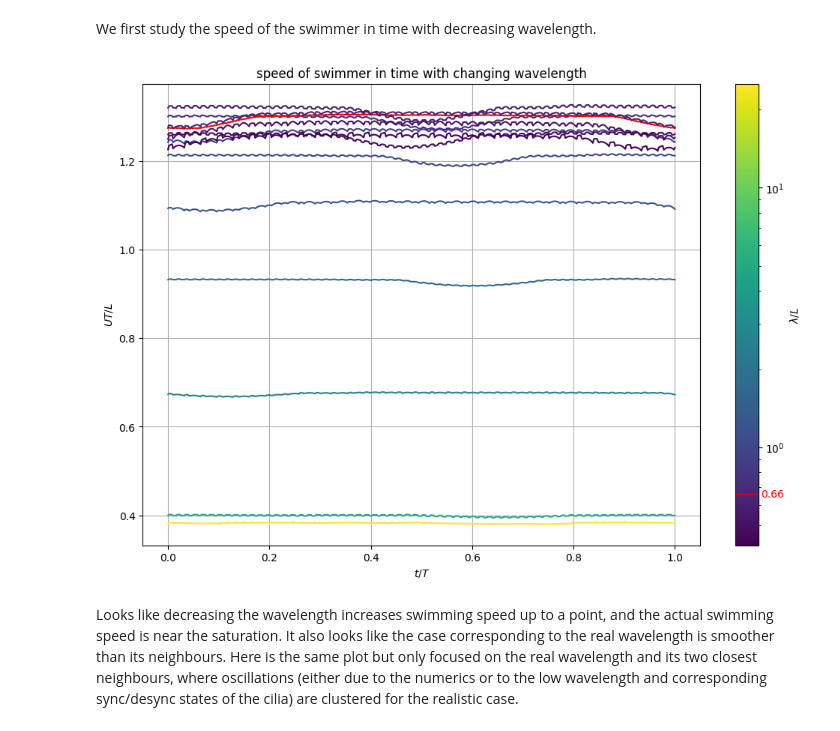
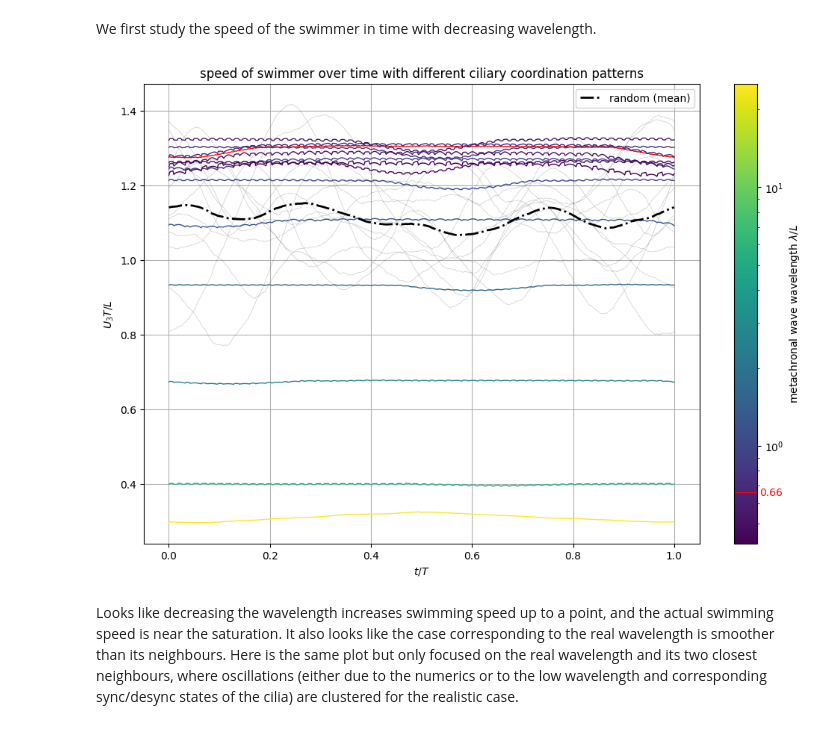
Before and after one commit to Biofluid-Dynamics-Group/cuda-filaments, a Jupyter notebook: analysis/wavelength/wavelength_swimming.ipynb, the cells around one changed output. Drawn from its saved outputs; the diff is of its cells as text; code cells hidden in the pictures.

Commit message:
random cilia patterns

```diff
--- a/analysis/wavelength/wavelength_swimming.ipynb
+++ b/analysis/wavelength/wavelength_swimming.ipynb
@@ -242,60 +343,81 @@ from matplotlib.colors import LogNorm
 import matplotlib.pyplot as plt
 import matplotlib.patches as patches
 
-def plot_speed_vs_time(data_dict):
+def plot_speed_vs_time(data_dict, random_data_dict):
     plt.figure(figsize=(12, 8))
 
     # Get the list of wavenumbers and sort them
-    wavenumbers = sorted(data_dict.keys())
+    wavenumbers = [k for k in data_dict.keys() if isinstance(k, int) and k > 0]
+    wavenumbers.sort()
     wavelengths = [np.pi * 395.2 / 49.4 / k for k in wavenumbers]
 
-    # Calculate the wavelength for k=38
+    # Calculate the wavelength for k=38 (real P. dumerilii)
     k38_wavelength = np.pi * 395.2 / 49.4 / 38
 
     # Normalize the wavenumbers to [0, 1] for colormap
     norm = LogNorm(vmin=min(wavelengths), vmax=max(wavelengths))
     cmap = plt.get_cmap('viridis')
 
+    # Plot the regular wavelength cases
     for k in wavenumbers:
         data = data_dict[k]
-        if data["body_vel"] is not None:
-            # Calculate the norm of the linear velocity
-            speed = np.linalg.norm(data["body_vel"]["linear"]/49.4, axis=1)
+        vertical_speed = data["body_vel"]["linear"][:, 2]/49.4
+        wavelength = wavelengths[wavenumbers.index(k)]
+        color = 'red' if k == 38 else cmap(norm(wavelength))
+        plt.plot(time, vertical_speed, color=color, linewidth=1)
 
-            wavelength = wavelengths[wavenumbers.index(k)]
+    # Plot the synchronized case (k=0)
+    if 0 in data_dict:
+        vertical_speed_uniform = data_dict[0]["body_vel"]["linear"][:, 2]/49.4
+        plt.plot(
+            time, vertical_speed_uniform, color='black', linewidth=1,
+            linestyle='-', label='synchronised'
+        )
 
-            # Get the color for the current wavenumber
-            color = 'red' if k == 38 else cmap(norm(wavelength))
+    # Process random cases - calculate speeds for each sample
+    if random_data_dict:
+        random_speeds = []
 
-            # Plot speed against time
-            plt.plot(time, speed, color=color)
+        # Calculate speed for each random sample
+        for i, rand_data in random_data_dict.items():
+            vert_speed = rand_data["body_vel"]["linear"][:, 2]/49.4
+            random_speeds.append(vert_speed)
+
+            # Plot individual random samples with low opacity
+            plt.plot(time, vert_speed, color='black', alpha=0.2, linewidth=0.5)
+
+        # Calculate mean and standard deviation for random speeds
+        random_speeds_array = np.array(random_speeds)
+        mean_speed = np.mean(random_speeds_array, axis=0)
+        std_speed = np.std(random_speeds_array, axis=0)
+
+        # Plot the mean with a thick line
+        plt.plot(time, mean_speed, color='black', linewidth=2, linestyle='-.',
+                label='random (mean)')
 
     plt.xlabel(r'$t/T$')
-    plt.ylabel(r'$U T/L$')
-    plt.title('speed of swimmer in time with changing wavelength')
+    plt.ylabel(r'$U_3 T/L$')
+    plt.title('speed of swimmer over time with different ciliary coordination patterns')
     plt.grid(True)
+    plt.legend(loc='upper right')
 
-    # Add colorbar
+    # Add colorbar for wavelengths
     sm = plt.cm.ScalarMappable(cmap=cmap, norm=norm)
     sm.set_array([])
     cbar = plt.colorbar(sm)
-    cbar.set_label(r'$\lambda/L$')
+    cbar.set_label(r'metachronal wave wavelength $\lambda/L$')
 
-    # Add a red marker for k=38 in the colorbar
-    # Calculate the normalized position for k=38 in the colorbar
+    # Highlight k=38 in the colorbar
     k38_norm_pos = norm(k38_wavelength)
-
-    # Add a red indicator line at the k=38 position
     cbar.ax.plot([0, 1], [k38_norm_pos, k38_norm_pos], 'r', linewidth=1, transform=cbar.ax.transAxes)
-
-    # Add label for k=38
     cbar.ax.text(1.1, k38_norm_pos, '0.66', color='red', va='center', ha='left', transform=cbar.ax.transAxes)
 
     plt.show()
-# Plot the speed vs time
-plot_speed_vs_time(data_dict_clean)
+
+# Call the function with both dictionaries
+plot_speed_vs_time(data_dict_clean, random_data_dict)
 # %% [output]
-[figure, old version]
+[figure, new version]
 # %% [markdown]
 Looks like decreasing the wavelength increases swimming speed up to a point, and the actual swimming speed is near the saturation. It also looks like the case corresponding to the real wavelength is smoother than its neighbours. Here is the same plot but only focused on the real wavelength and its two closest neighbours, where oscillations (either due to the numerics or to the low wavelength and corresponding sync/desync states of the cilia) are clustered for the realistic case.
 # %%
```
Also changed, not shown: parts of 2 cells of this notebook, 2 other files.
